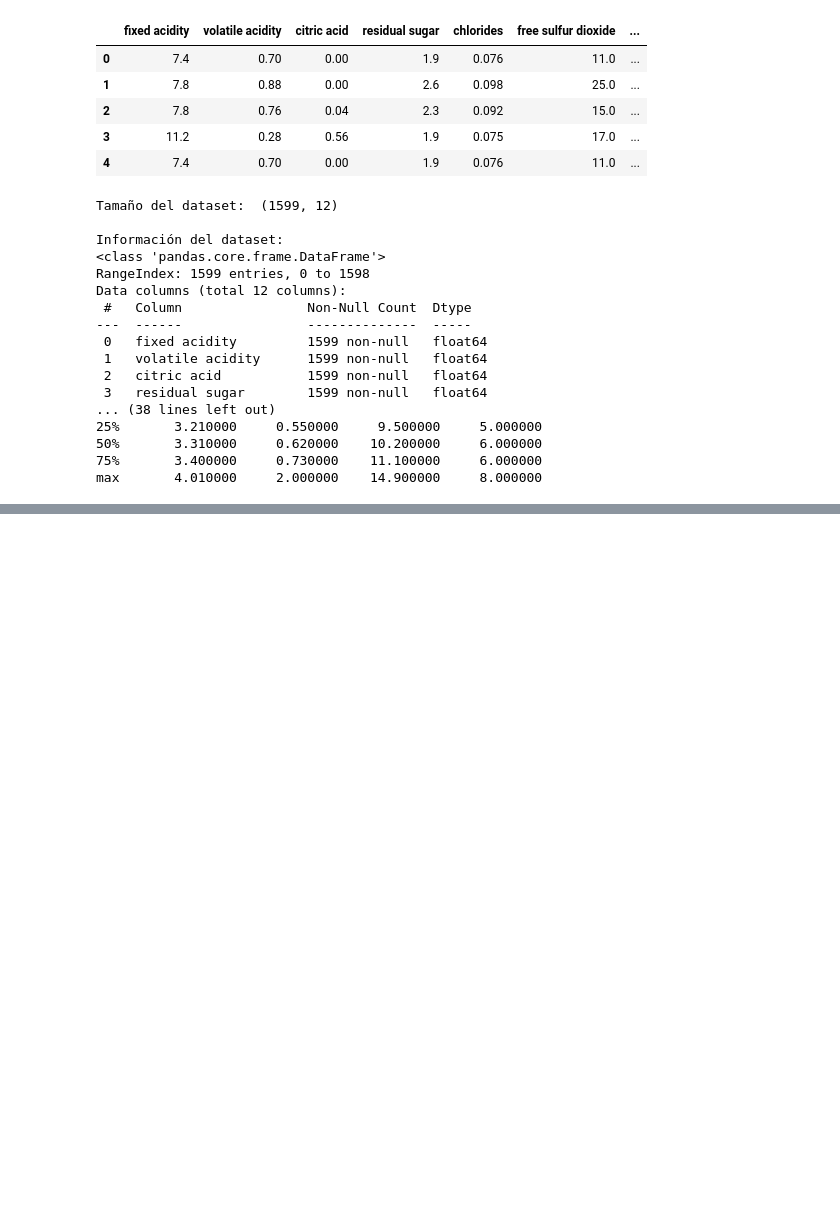
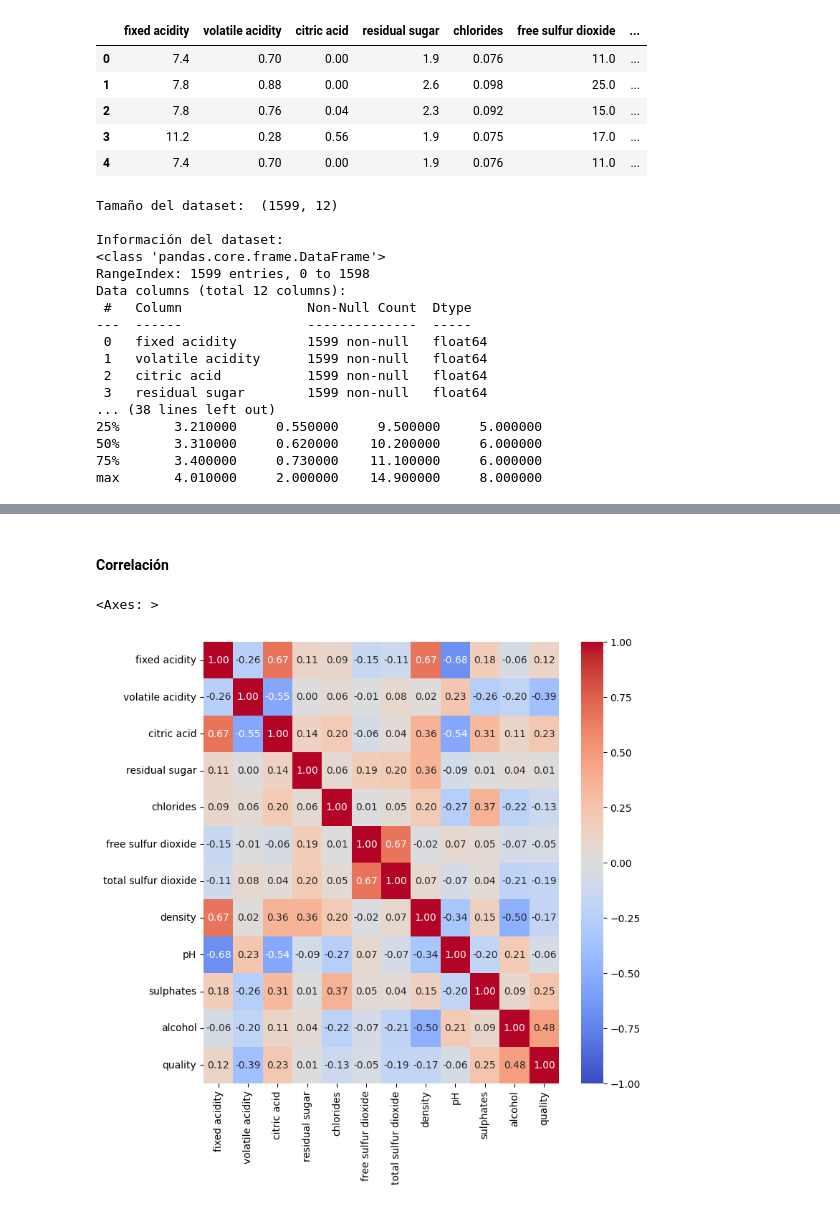
Before and after one commit to gabrielquiroga/aprMaqI_CEIA, a Jupyter notebook: clase3/ejercicios/ejercicio2.ipynb, the cells around one changed output, grey strips where cells are left out. Drawn from its saved outputs; the diff is of its cells as text; code cells hidden in the pictures; blank space fills up the shorter version.

```diff
--- a/clase3/ejercicios/ejercicio2.ipynb
+++ b/clase3/ejercicios/ejercicio2.ipynb
@@ -52,0 +124,38 @@ max       4.010000     2.000000    14.900000     8.000000
+# %% [markdown]
+#### Correlación
+# %%
+fig, ax = plt.subplots(1, 1, figsize=(8, 8))
+
+sns.heatmap(
+    df.corr(),
+    annot=True,
+    fmt=".2f",
+    cmap='coolwarm',
+    center=0,
+    vmin=-1,
+    vmax=1,
+    ax=ax
+)
+# sns.heatmap(
+#     df.corr(method='spearman'),
+#     annot=True,
+#     fmt=".2f",
+#     cmap='coolwarm',
+#     center=0,
+#     vmin=-1,
+#     vmax=1,
+#     ax=ax[1]
+# )
+# sns.heatmap(
+#     df.corr(method='kendall'),
+#     annot=True,
+#     fmt=".2f",
+#     cmap='coolwarm',
+#     center=0,
+#     vmin=-1,
+#     vmax=1,
+#     ax=ax[2]
+# )
+# %% [output]
+<Axes: >
+[figure, added]
```
Also changed, not shown: parts of 21 cells of this notebook.
